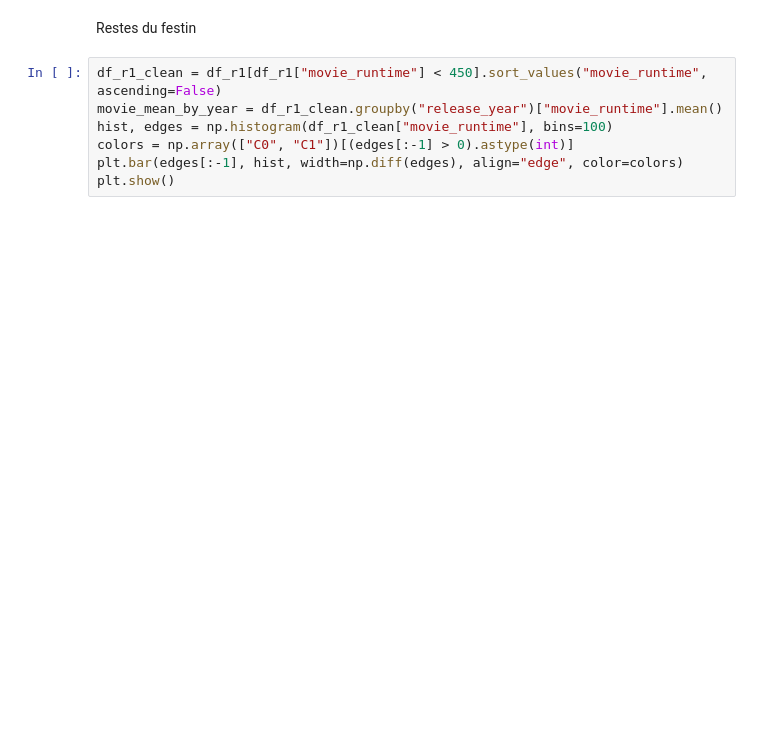
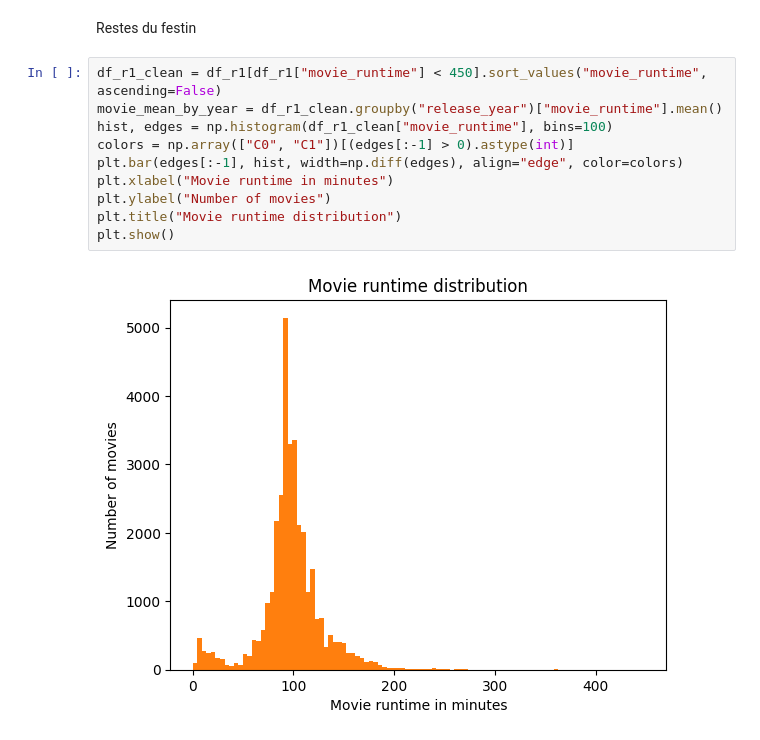
Before and after one commit to epfl-ada/ada-2022-project-r4d4r, a Jupyter notebook: R1.ipynb, the cells around one changed output. Saved outputs shown, nothing was run; the diff lists cells and outputs as text; blank space fills up the shorter version.

```diff
--- a/R1.ipynb
+++ b/R1.ipynb
@@ -146,10 +117,15 @@ Restes du festin
 # %%
 df_r1_clean = df_r1[df_r1["movie_runtime"] < 450].sort_values("movie_runtime", ascending=False)
 movie_mean_by_year = df_r1_clean.groupby("release_year")["movie_runtime"].mean()
 hist, edges = np.histogram(df_r1_clean["movie_runtime"], bins=100)
 colors = np.array(["C0", "C1"])[(edges[:-1] > 0).astype(int)]
 plt.bar(edges[:-1], hist, width=np.diff(edges), align="edge", color=colors)
+plt.xlabel("Movie runtime in minutes")
+plt.ylabel("Number of movies")
+plt.title("Movie runtime distribution")
 plt.show()
+# %% [output]
+[figure, added]
 # %%
 df_r1_clean_1 = df_r1_clean[df_r1_clean.release_year < 1950]
 df_r1_clean_2 = df_r1_clean[(df_r1_clean.release_year >= 1950)]
```
Also changed, not shown: parts of 12 cells of this notebook.
